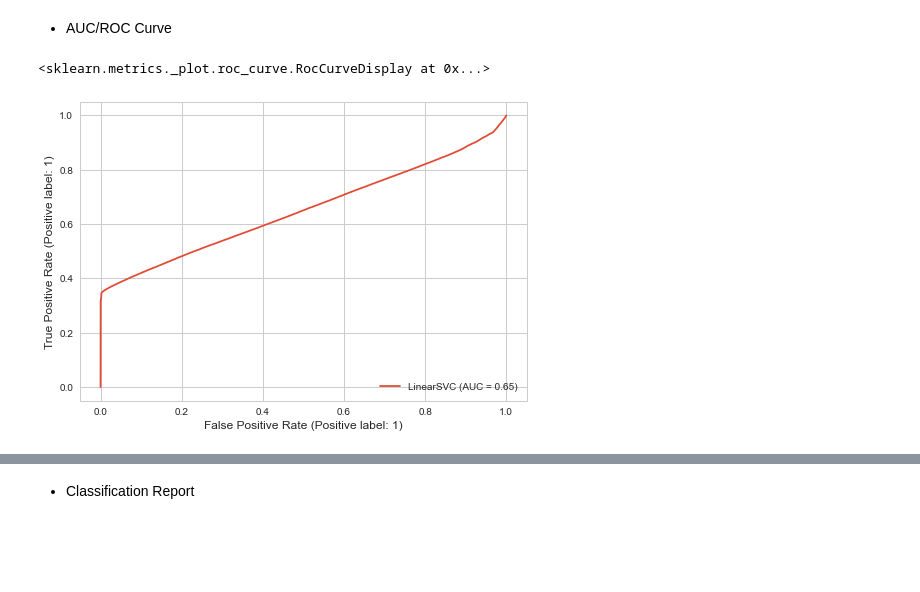
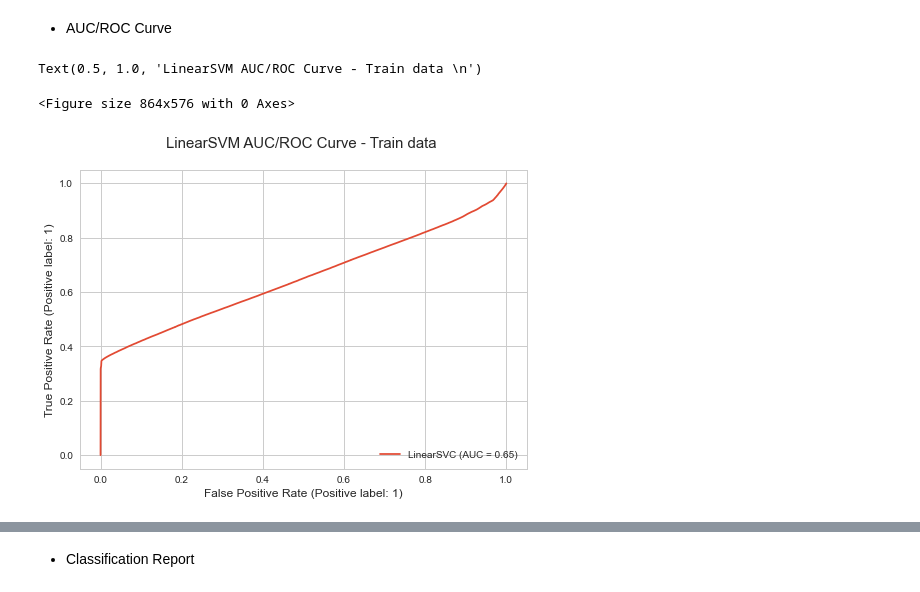
Before and after one commit to suhitasva/Capstone_Project, a Jupyter notebook: SVM_models.ipynb, the cells around one changed output, grey strips where cells are left out. Saved outputs shown, nothing was run; the diff lists cells and outputs as text; code cells hidden in the pictures; blank space fills up the shorter version.

```diff
--- a/SVM_models.ipynb
+++ b/SVM_models.ipynb
@@ -348,12 +349,15 @@ viz.show()
 # %%
 # Visualizing the AUC/ROC curve with sklearn function
 
 from sklearn.metrics import plot_roc_curve
 
+plt.figure(figsize = (12,8))
 plot_roc_curve(svm_sm, trainX_SM[selected_feat1], trainY_SM)
+plt.title("LinearSVM AUC/ROC Curve - Train data \n", fontsize = 15)
 # %% [output]
-<sklearn.metrics._plot.roc_curve.RocCurveDisplay at 0x...>
+Text(0.5, 1.0, 'LinearSVM AUC/ROC Curve - Train data \n')
+<Figure size 864x576 with 0 Axes>
-[figure, old version]
+[figure, new version]
 # %%
 # Visualizing the AUC/ROC curve with sklearn function
 
```
Also changed, not shown: parts of 30 cells of this notebook.
